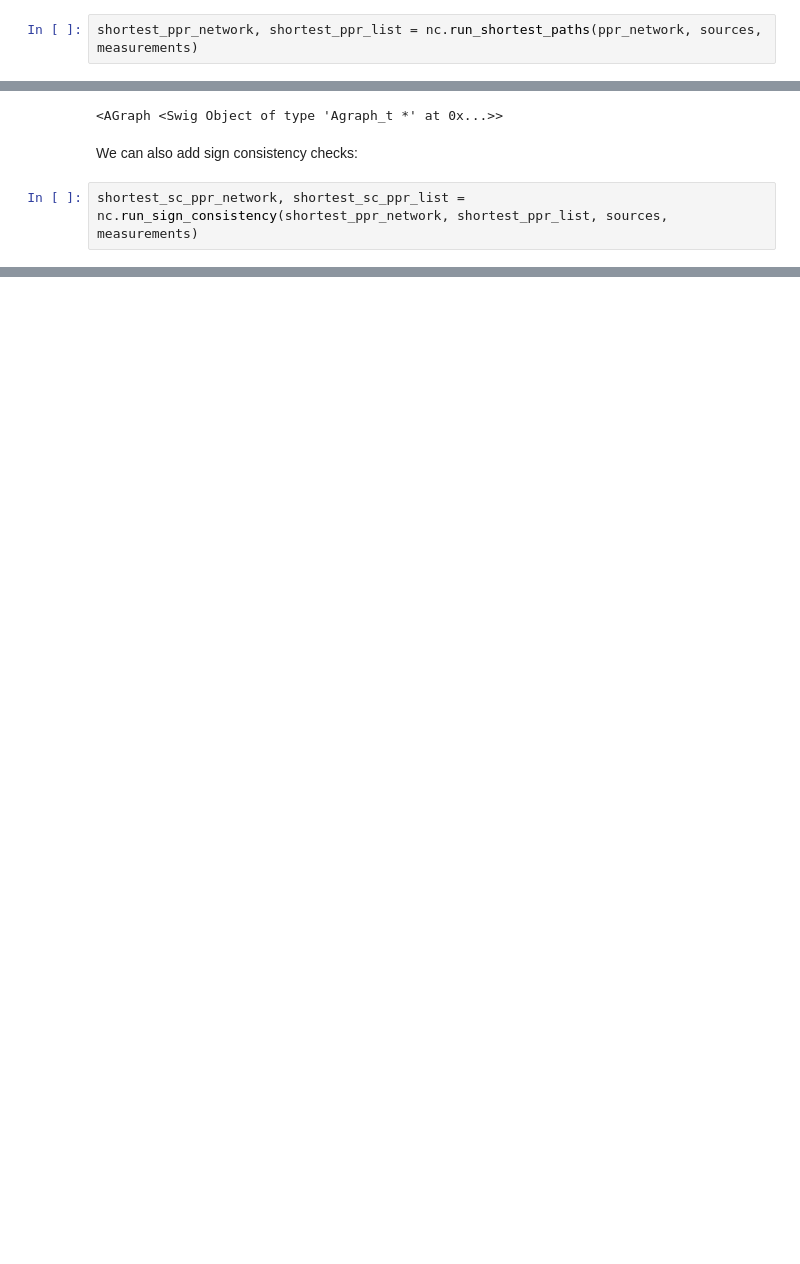
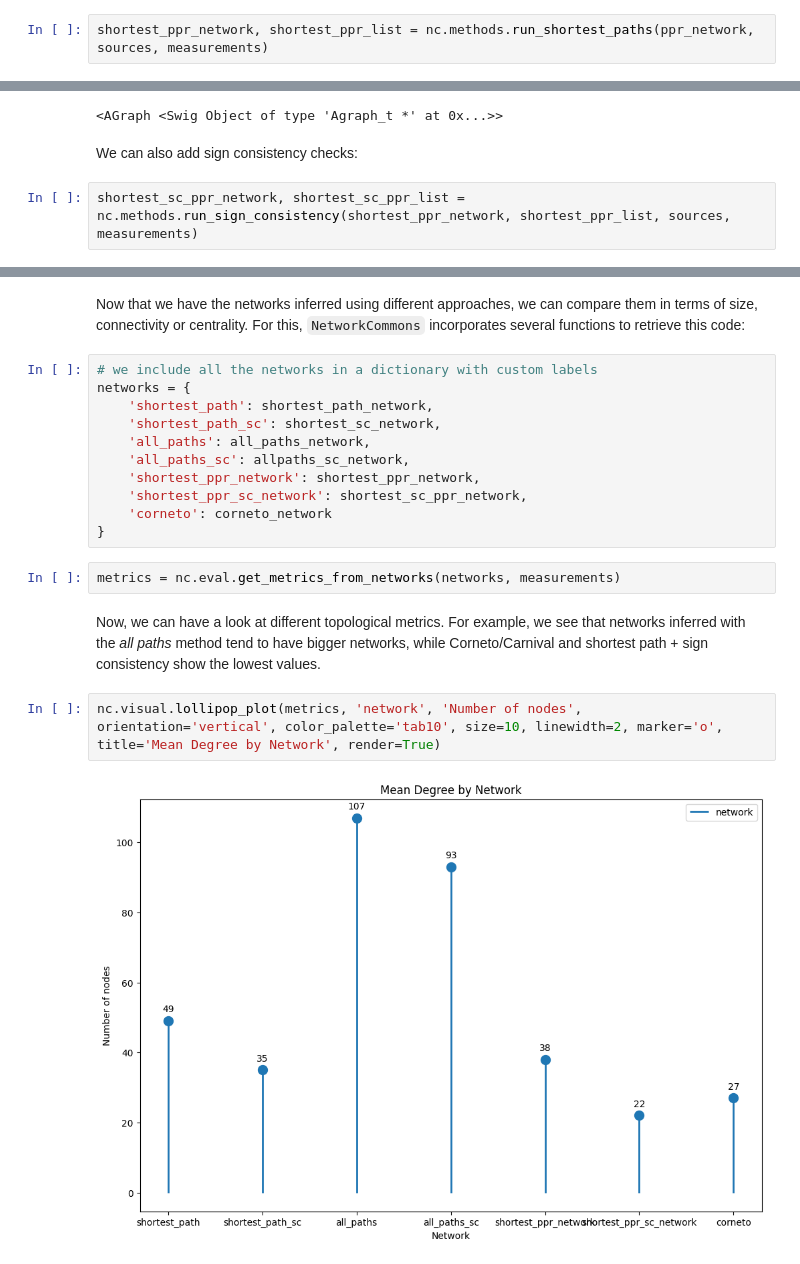
Before and after one commit to saezlab/networkcommons, a Jupyter notebook: docs/src/vignettes/1_simple_example.ipynb, the cells around one changed output, grey strips where cells are left out. Saved outputs shown, nothing was run; the diff lists cells and outputs as text; blank space fills up the shorter version.

```diff
--- a/docs/src/vignettes/1_simple_example.ipynb
+++ b/docs/src/vignettes/1_simple_example.ipynb
@@ -247,5 +246,5 @@ ppr_network = nc.compute_ppr_overlap(ppr_network, percentage=1)
 # %% [markdown]
 Now, we can use a path-recover method, such as shortest paths or all paths, to retrieve a smaller subnetwork.
 # %%
-shortest_ppr_network, shortest_ppr_list = nc.run_shortest_paths(ppr_network, sources, measurements)
+shortest_ppr_network, shortest_ppr_list = nc.methods.run_shortest_paths(ppr_network, sources, measurements)
 # %%
@@ -258,5 +257,5 @@ display(a)
 # %% [markdown]
 We can also add sign consistency checks:
 # %%
-shortest_sc_ppr_network, shortest_sc_ppr_list = nc.run_sign_consistency(shortest_ppr_network, shortest_ppr_list, sources, measurements)
+shortest_sc_ppr_network, shortest_sc_ppr_list = nc.methods.run_sign_consistency(shortest_ppr_network, shortest_ppr_list, sources, measurements)
 # %%
@@ -268,0 +270,21 @@ display(a)
+# %% [markdown]
+Now that we have the networks inferred using different approaches, we can compare them in terms of size, connectivity or centrality. For this, ``NetworkCommons`` incorporates several functions to retrieve this code:
+# %%
+# we include all the networks in a dictionary with custom labels
+networks = {
+    'shortest_path': shortest_path_network,
+    'shortest_path_sc': shortest_sc_network,
+    'all_paths': all_paths_network,
+    'all_paths_sc': allpaths_sc_network,
+    'shortest_ppr_network': shortest_ppr_network,
+    'shortest_ppr_sc_network': shortest_sc_ppr_network,
+    'corneto': corneto_network
+}
+# %%
+metrics = nc.eval.get_metrics_from_networks(networks, measurements)
+# %% [markdown]
+Now, we can have a look at different topological metrics. For example, we see that networks inferred with the *all paths* method tend to have bigger networks, while Corneto/Carnival and shortest path + sign consistency show the lowest values.
+# %%
+nc.visual.lollipop_plot(metrics, 'network', 'Number of nodes', orientation='vertical', color_palette='tab10', size=10, linewidth=2, marker='o', title='Mean Degree by Network', render=True)
+# %% [output]
+[figure, added]
```
Also changed, not shown: parts of 43 cells of this notebook, 1 other file.
